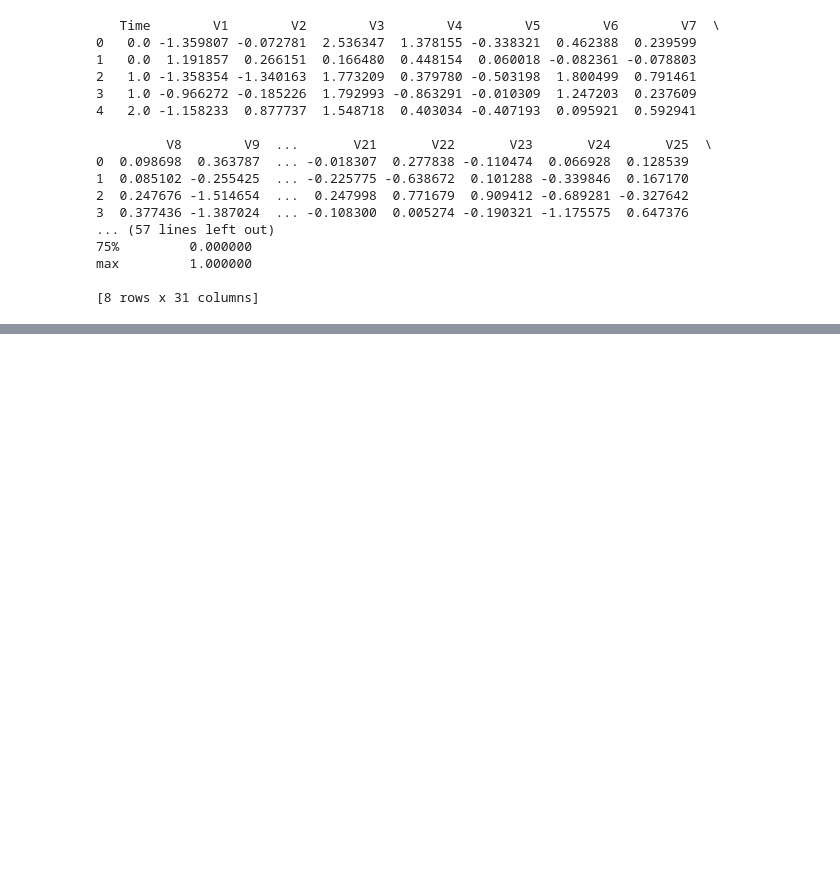
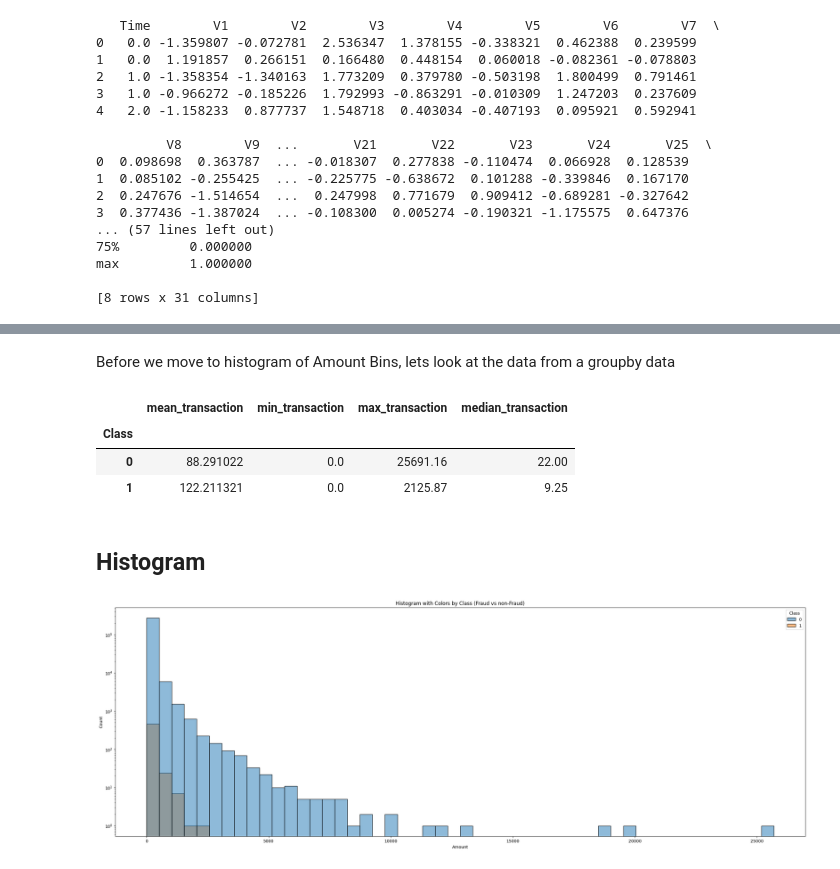
Before and after one commit to asadrazanayani/ELVTR_FRAUD_AIML, a Jupyter notebook: fraud_eda/Asad Nayani - FAAI - Assignment1 - EDA.ipynb, the cells around one changed output, grey strips where cells are left out. Drawn from its saved outputs; the diff is of its cells as text; code cells hidden in the pictures; blank space fills up the shorter version.

```diff
--- a/fraud_eda/Asad Nayani - FAAI - Assignment1 - EDA.ipynb
+++ b/fraud_eda/Asad Nayani - FAAI - Assignment1 - EDA.ipynb
@@ -174,0 +278,23 @@ max         1.000000
+# %% [markdown]
+Before we move to histogram of Amount Bins, lets look at the data from a groupby data
+# %%
+df.groupby(['Class']).agg(mean_transaction=pd.NamedAgg('Amount', 'mean'), min_transaction=pd.NamedAgg('Amount', 'min'), max_transaction=pd.NamedAgg('Amount', 'max'), median_transaction=pd.NamedAgg('Amount', 'median'))
+# %% [output]
+|  | mean_transaction | min_transaction | max_transaction | median_transaction |
+| Class |  |  |  |  |
+| 0 | 88.291022 | 0.0 | 25691.16 | 22.00 |
+| 1 | 122.211321 | 0.0 | 2125.87 | 9.25 |
+# %% [markdown]
+## Histogram
+# %%
+plt.figure(figsize = (30,10))
+sns.histplot(data=rel_data_box_plt, x='Amount',bins=50
+             ,hue='Class', multiple='layer', alpha=0.5)
+
+plt.title('Histogram with Colors by Class (Fraud vs non-Fraud)')
+plt.xlabel('Amount')
+plt.ylabel('Count')
+plt.yscale('log')
+plt.show()
+# %% [output]
+[figure, added]
```
Also changed, not shown: parts of 29 cells of this notebook, 1 other file.
